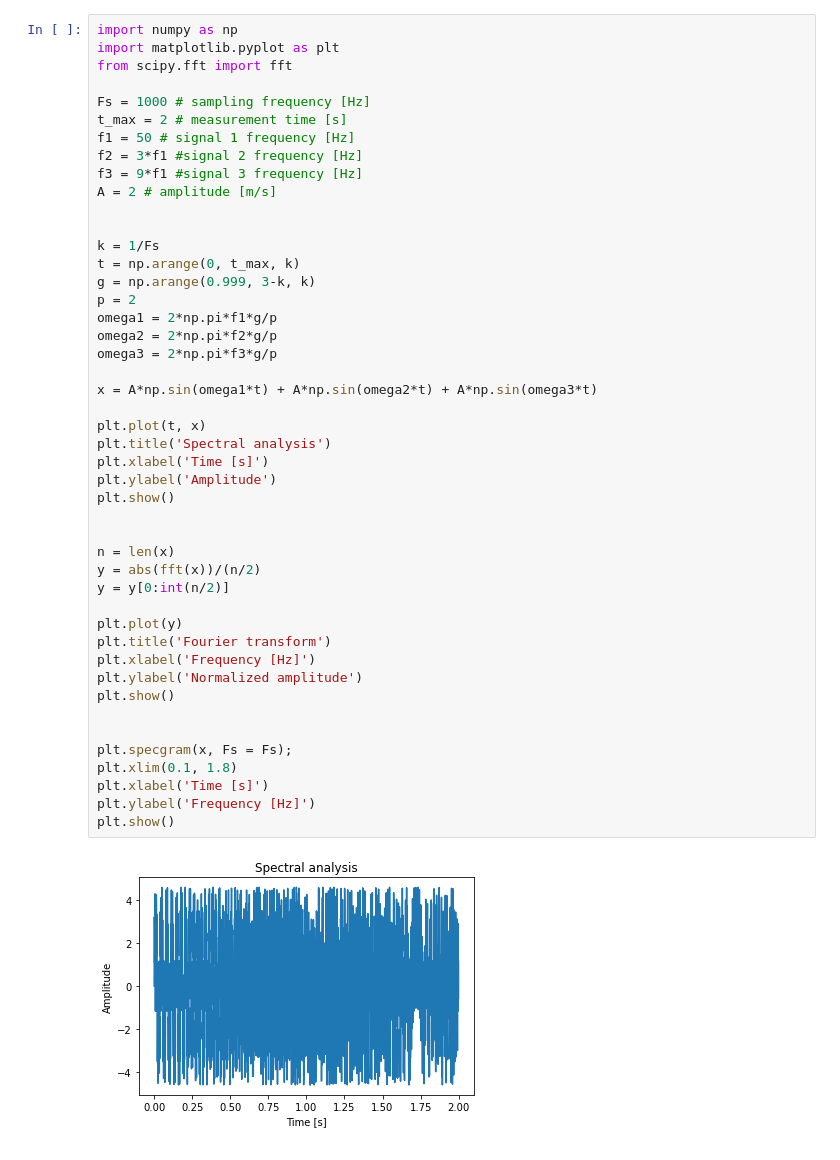
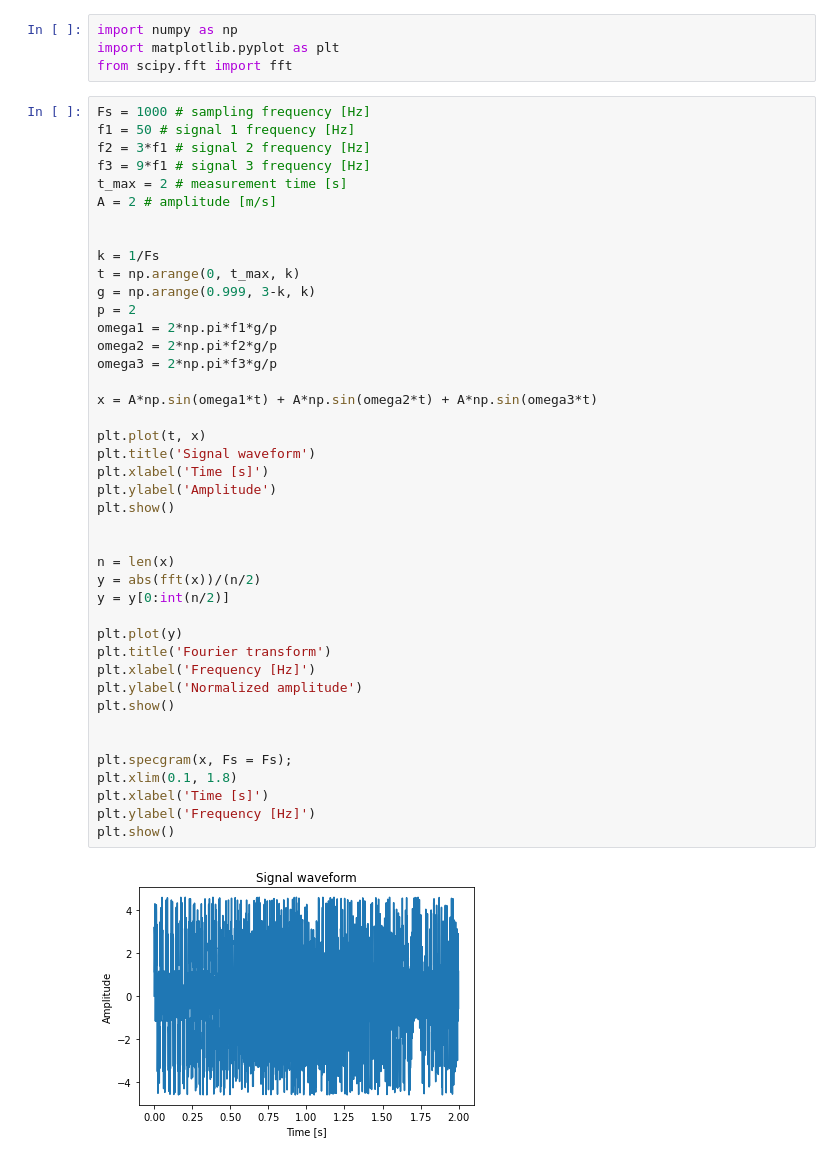
Before and after one commit to artqxh/Data-analysis-and-processing, a Jupyter notebook: Spectral analysis/Non-periodic signals.ipynb, the cells around one changed output. Drawn from its saved outputs; the diff is of its cells as text.

```diff
--- a/Spectral analysis/Non-periodic signals.ipynb
+++ b/Spectral analysis/Non-periodic signals.ipynb
@@ -1,13 +1,13 @@
+# %%
+import numpy as np
+import matplotlib.pyplot as plt
+from scipy.fft import fft
 # %%
-import numpy as np
-import matplotlib.pyplot as plt
-from scipy.fft import fft
-
 Fs = 1000 # sampling frequency [Hz]
+f1 = 50 # signal 1 frequency [Hz]
+f2 = 3*f1 # signal 2 frequency [Hz]
+f3 = 9*f1 # signal 3 frequency [Hz]
 t_max = 2 # measurement time [s]
-f1 = 50 # signal 1 frequency [Hz]
-f2 = 3*f1 #signal 2 frequency [Hz]
-f3 = 9*f1 #signal 3 frequency [Hz]
 A = 2 # amplitude [m/s]
 
 
@@ -17,34 +17,34 @@ g = np.arange(0.999, 3-k, k)
 p = 2
 omega1 = 2*np.pi*f1*g/p
 omega2 = 2*np.pi*f2*g/p
 omega3 = 2*np.pi*f3*g/p
 
 x = A*np.sin(omega1*t) + A*np.sin(omega2*t) + A*np.sin(omega3*t)
 
 plt.plot(t, x)
-plt.title('Spectral analysis')
+plt.title('Signal waveform')
 plt.xlabel('Time [s]')
 plt.ylabel('Amplitude')
 plt.show()
 
 
 n = len(x)
 y = abs(fft(x))/(n/2)
 y = y[0:int(n/2)]
 
 plt.plot(y)
 plt.title('Fourier transform')
 plt.xlabel('Frequency [Hz]')
 plt.ylabel('Normalized amplitude')
 plt.show()
 
 
 plt.specgram(x, Fs = Fs);
 plt.xlim(0.1, 1.8)
 plt.xlabel('Time [s]')
 plt.ylabel('Frequency [Hz]')
 plt.show()
 # %% [output]
-[figure, old version]
+[figure, new version]
 [figure]
 [figure]
```
Also changed, not shown: 2 other files.
